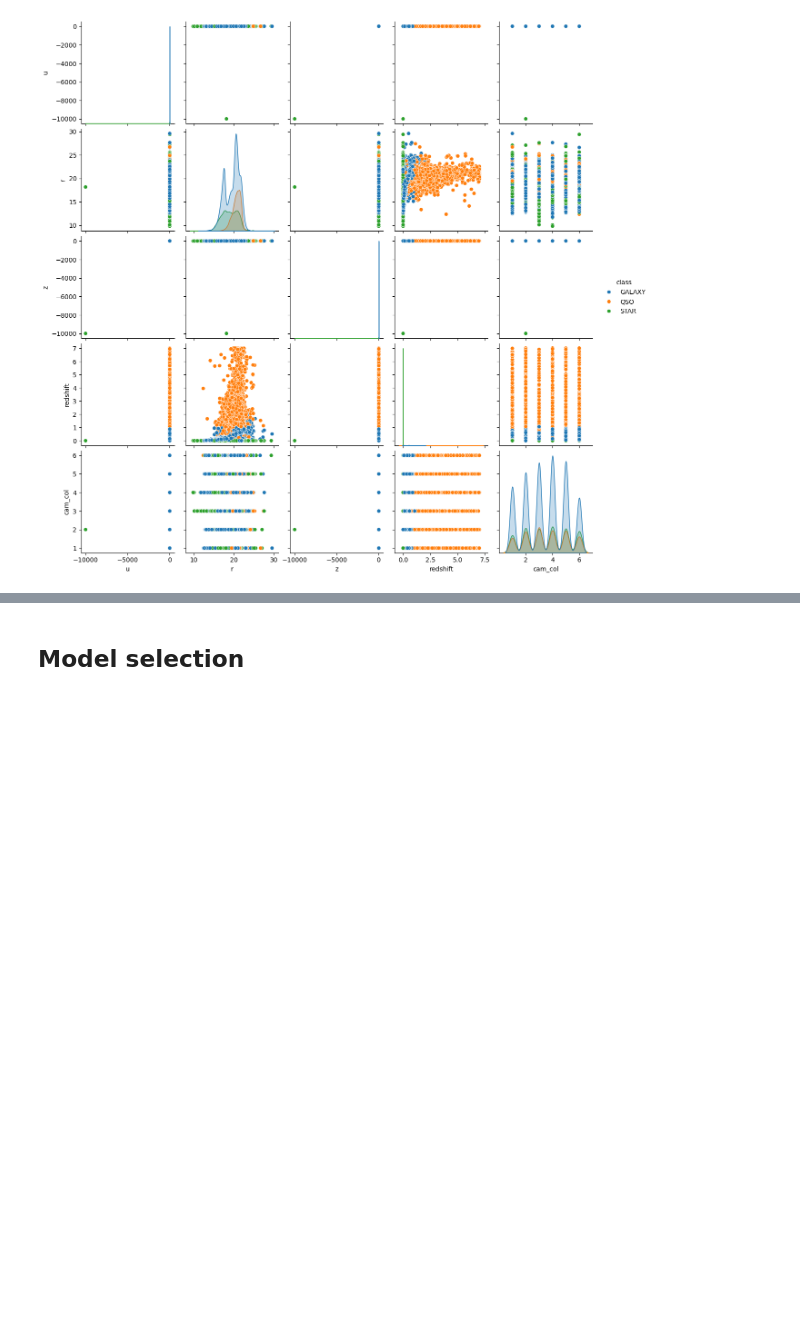
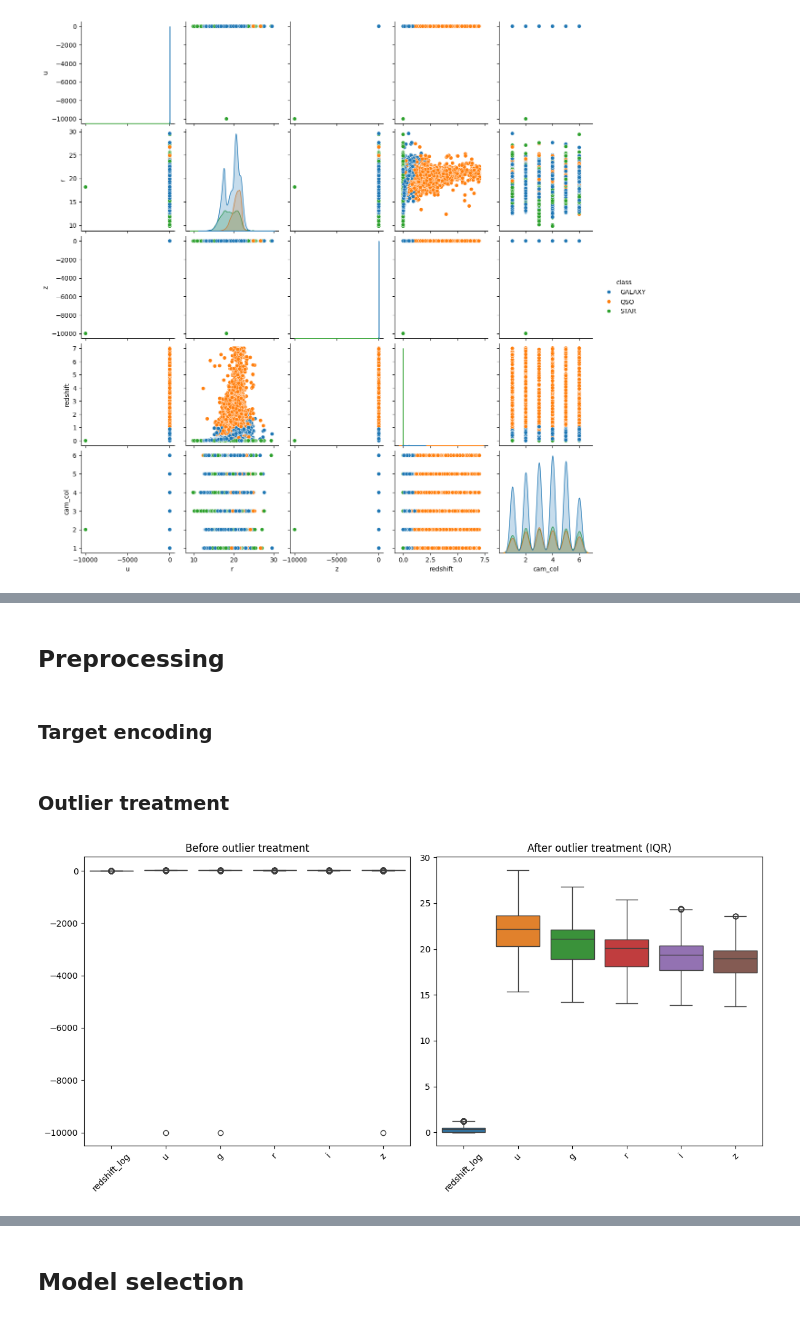
Before and after one commit to sunblade02/ml-astronomy, a Jupyter notebook: ML-Astronomy.ipynb, the cells around one changed output, grey strips where cells are left out. Saved outputs shown, nothing was run; the diff lists cells and outputs as text; code cells hidden in the pictures; blank space fills up the shorter version.

```diff
--- a/ML-Astronomy.ipynb
+++ b/ML-Astronomy.ipynb
@@ -271,0 +182,15 @@ preprocess = ColumnTransformer([
+# %%
+X = df.drop(columns=["class"])
+y = df["class"]
+
+X_train, X_test, y_train, y_test = train_test_split(
+    X,
+    y,
+    test_size=0.2,
+    random_state=42,
+    stratify=y
+)
+# %% [markdown]
+## Preprocessing
+# %% [markdown]
+### Target encoding
@@ -271,0 +201,34 @@ preprocess = ColumnTransformer([
+# %% [markdown]
+### Outlier treatment
+# %%
+X_train_log = X_train.copy()
+
+X_train_log['redshift_log'] = np.log1p(X_train_log['redshift'])
+
+columns = ["redshift_log", "u", "g", "r", "i", "z"]
+
+Q1 = X_train_log[columns].quantile(0.25)
+Q3 = X_train_log[columns].quantile(0.75)
+IQR = Q3 - Q1
+
+outlier_mask = ((X_train_log[columns] < (Q1 - 1.5 * IQR)) |
+                (X_train_log[columns] > (Q3 + 1.5 * IQR))).any(axis=1)
+
+y_train_iqr_filtered = y_train_enc[~outlier_mask]
+X_train_iqr_filtered = X_train_log[~outlier_mask]
+
+outlier_indices_iqr = X_train_log.index[outlier_mask].tolist()
+
+plt.figure(figsize=(12, 6))
+plt.subplot(1, 2, 1)
+sns.boxplot(data=X_train_log[columns])
+plt.title("Before outlier treatment")
+plt.xticks(rotation=45)
+
+plt.subplot(1, 2, 2)
+sns.boxplot(data=X_train_iqr_filtered[columns])
+plt.title('After outlier treatment (IQR)')
+plt.xticks(rotation=45)
+plt.tight_layout()
+# %% [output]
+[figure, added]
```
Also changed, not shown: parts of 33 cells of this notebook.
